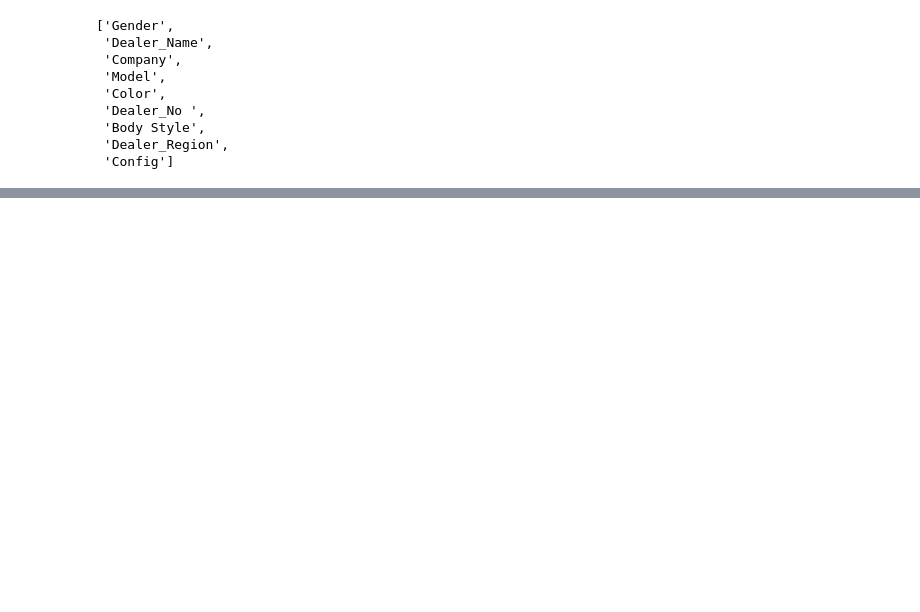
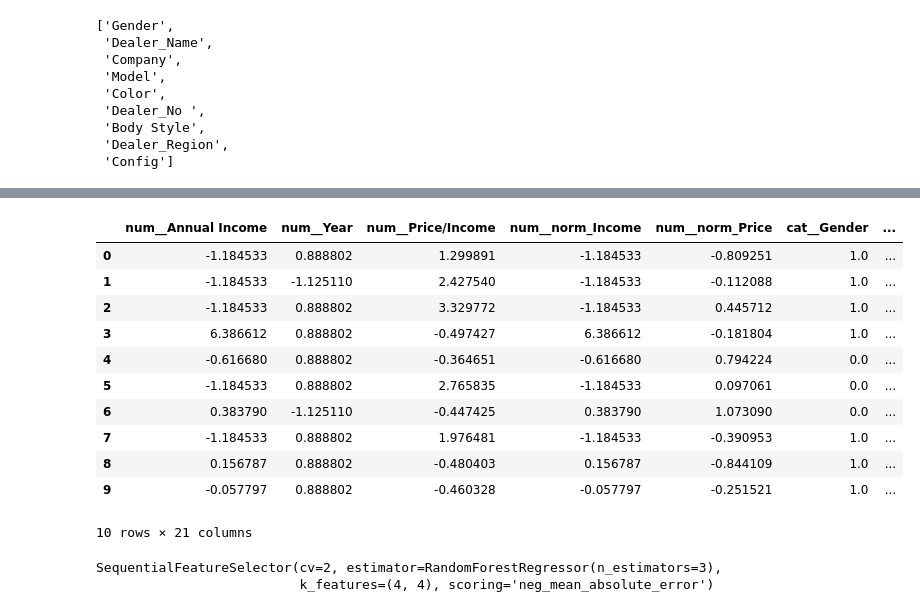
Before and after one commit to MedvedevIgS/IIS_Lab1, a Jupyter notebook: edu/research.ipynb, the cells around one changed output, grey strips where cells are left out. Saved outputs shown, nothing was run; the diff lists cells and outputs as text; code cells hidden in the pictures; blank space fills up the shorter version.

```diff
--- a/edu/research.ipynb
+++ b/edu/research.ipynb
@@ -308,0 +313,8 @@ X_train_sklearn = X_train.copy()
+# %%
+if numeric_features:
+    transformers.append(
+        ("poly", Pipeline([
+            ("poly_features", PolynomialFeatures(degree=2, include_bias=False)),
+            ("scaler", StandardScaler())  # Шкалируем полиномиальные признаки
+        ]), numeric_features)
+    )
@@ -308,0 +427,15 @@ X_train_sklearn = X_train.copy()
+# %%
+X_transformed_df.head(10)
+# %% [output]
+|  | num__Annual Income | num__Year | num__Price/Income | num__norm_Income | num__norm_Price | cat__Gender | ... |
+| 0 | -1.184533 | 0.888802 | 1.299891 | -1.184533 | -0.809251 | 1.0 | ... |
+| 1 | -1.184533 | -1.125110 | 2.427540 | -1.184533 | -0.112088 | 1.0 | ... |
+| 2 | -1.184533 | 0.888802 | 3.329772 | -1.184533 | 0.445712 | 1.0 | ... |
+| 3 | 6.386612 | 0.888802 | -0.497427 | 6.386612 | -0.181804 | 1.0 | ... |
+| 4 | -0.616680 | 0.888802 | -0.364651 | -0.616680 | 0.794224 | 0.0 | ... |
+| 5 | -1.184533 | 0.888802 | 2.765835 | -1.184533 | 0.097061 | 0.0 | ... |
+| 6 | 0.383790 | -1.125110 | -0.447425 | 0.383790 | 1.073090 | 0.0 | ... |
+| 7 | -1.184533 | 0.888802 | 1.976481 | -1.184533 | -0.390953 | 1.0 | ... |
+| 8 | 0.156787 | 0.888802 | -0.480403 | 0.156787 | -0.844109 | 1.0 | ... |
+| 9 | -0.057797 | 0.888802 | -0.460328 | -0.057797 | -0.251521 | 1.0 | ... |
+10 rows × 21 columns
@@ -308,0 +444,12 @@ X_train_sklearn = X_train.copy()
+# %%
+sfs = SequentialFeatureSelector(RandomForestRegressor(n_estimators=3),
+                                k_features=4,
+                                forward=True,
+                                floating=False, # True to drop selected features
+                                scoring='neg_mean_absolute_error',
+                                cv=2)
+
+sfs.fit(X_transformed_df,y_train)
+# %% [output]
+SequentialFeatureSelector(cv=2, estimator=RandomForestRegressor(n_estimators=3),
+                          k_features=(4, 4), scoring='neg_mean_absolute_error')
```
Also changed, not shown: parts of 41 cells of this notebook.
